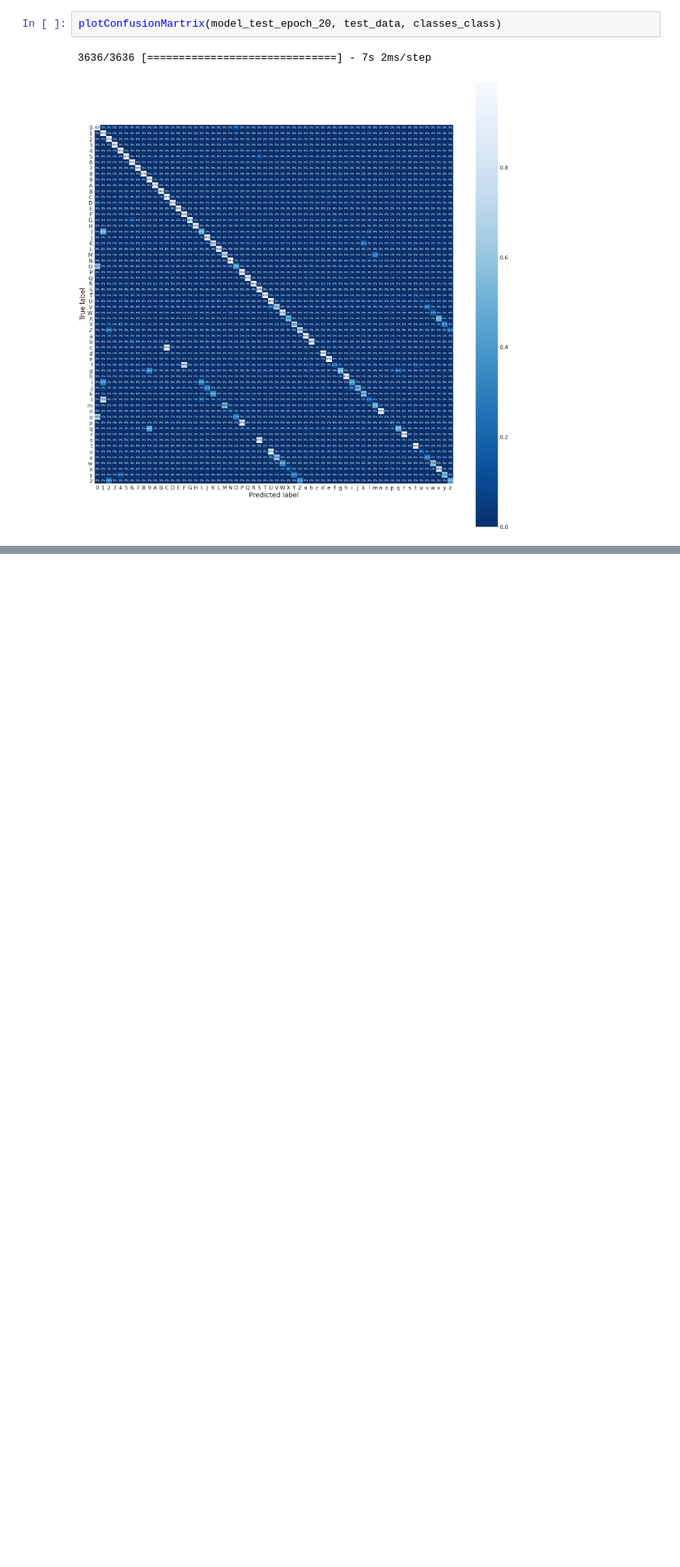
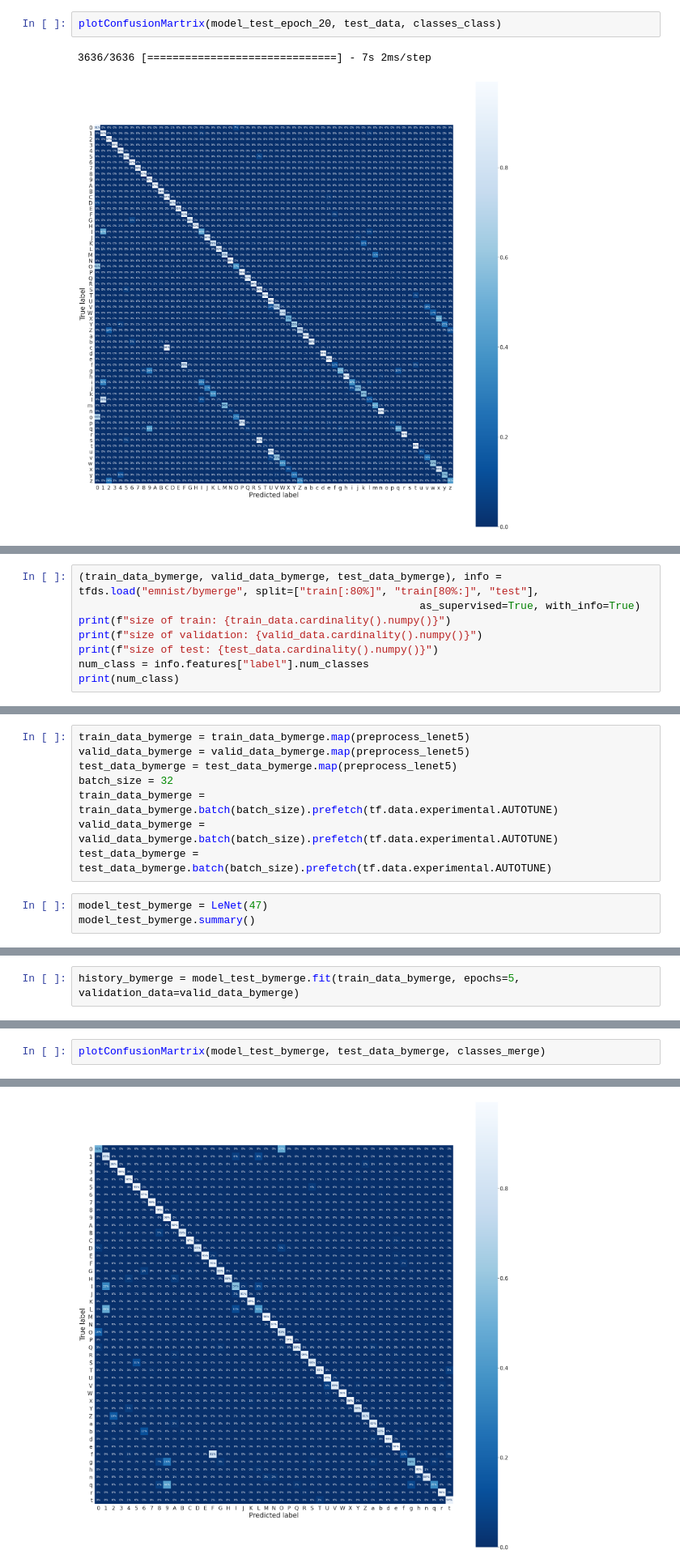
Before and after one commit to nonameR9077/CNNproject-2024-1, a Jupyter notebook: EMNIST.ipynb, the cells around one changed output, grey strips where cells are left out. Shown at 81% size. Saved outputs shown, nothing was run; the diff lists cells and outputs as text; blank space fills up the shorter version.

```diff
--- a/EMNIST.ipynb
+++ b/EMNIST.ipynb
@@ -729,0 +757,8 @@ plt.show()
+# %%
+(train_data_bymerge, valid_data_bymerge, test_data_bymerge), info = tfds.load("emnist/bymerge", split=["train[:80%]", "train[80%:]", "test"],
+                                                      as_supervised=True, with_info=True)
+print(f"size of train: {train_data.cardinality().numpy()}")
+print(f"size of validation: {valid_data.cardinality().numpy()}")
+print(f"size of test: {test_data.cardinality().numpy()}")
+num_class = info.features["label"].num_classes
+print(num_class)
@@ -729,0 +770,11 @@ plt.show()
+# %%
+train_data_bymerge = train_data_bymerge.map(preprocess_lenet5)
+valid_data_bymerge = valid_data_bymerge.map(preprocess_lenet5)
+test_data_bymerge = test_data_bymerge.map(preprocess_lenet5)
+batch_size = 32
+train_data_bymerge = train_data_bymerge.batch(batch_size).prefetch(tf.data.experimental.AUTOTUNE)
+valid_data_bymerge = valid_data_bymerge.batch(batch_size).prefetch(tf.data.experimental.AUTOTUNE)
+test_data_bymerge = test_data_bymerge.batch(batch_size).prefetch(tf.data.experimental.AUTOTUNE)
+# %%
+model_test_bymerge = LeNet(47)
+model_test_bymerge.summary()
@@ -729,0 +799,2 @@ plt.show()
+# %%
+history_bymerge = model_test_bymerge.fit(train_data_bymerge, epochs=5, validation_data=valid_data_bymerge)
@@ -729,0 +812,3 @@ plt.show()
+# %%
+plotConfusionMartrix(model_test_bymerge, test_data_bymerge, classes_merge)
+# %% [output]
@@ -729,0 +816 @@ plt.show()
+[figure, added]
```
Also changed, not shown: parts of 22 cells of this notebook, 1 other file.
